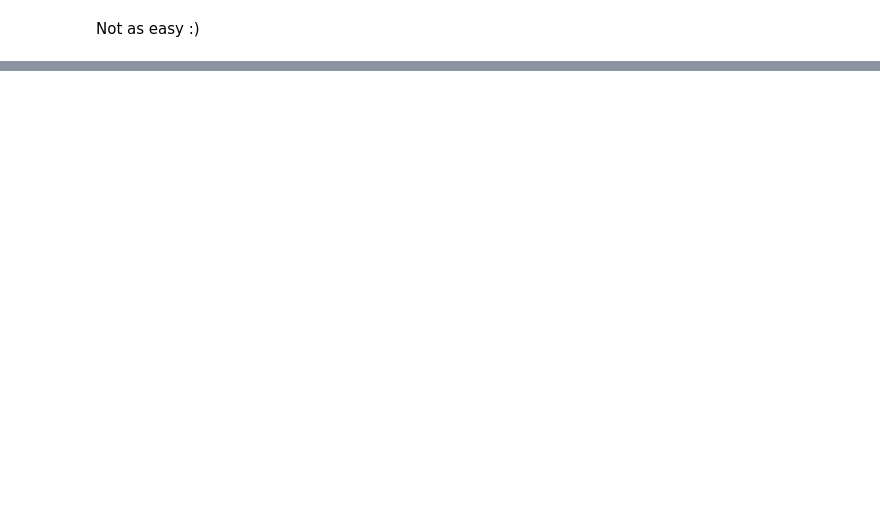
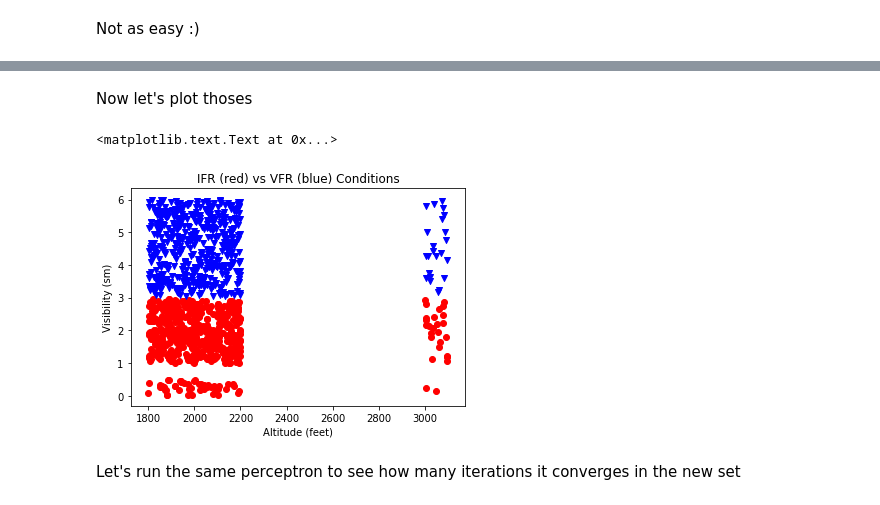
Before and after one commit to amenai1979/JupyterNotebooks, a Jupyter notebook: machineLearningLab.ipynb, the cells around one changed output, grey strips where cells are left out. Cells and saved outputs as stored; diff of their text form; code cells hidden in the pictures; blank space fills up the shorter version.

```diff
--- a/machineLearningLab.ipynb
+++ b/machineLearningLab.ipynb
@@ -331,0 +349,22 @@ plot_decision_regions(conditions,decision,ppn)
+# %% [markdown]
+Now let's plot thoses
+# %%
+dfO = pd.read_csv('training_set_seperable_withoutliers.csv')
+trainingset=np.array(dfO)
+#np.random.shuffle(trainingset)
+# input
+conditions = np.array(dfO)[:,[0,1]]
+# output
+decision = np.array(dfO)[:,2]
+IFR = conditions[(conditions[:, 1] < 3)]
+VFR=conditions[(conditions[:,1]>3)]
+plt.scatter(IFR[:,0],IFR[:,1],color='red',marker='o')
+plt.scatter(VFR[:, 0], VFR[:, 1], color='blue',marker='v')
+plt.xlabel('Altitude (feet)')
+plt.ylabel('Visibility (sm)')
+plt.title('IFR (red) vs VFR (blue) Conditions')
+# %% [output]
+<matplotlib.text.Text at 0x...>
+[figure, added]
+# %% [markdown]
+Let's run the same perceptron to see how many iterations it converges in the new set
```
Also changed, not shown: parts of 14 cells of this notebook, 2 other files.
